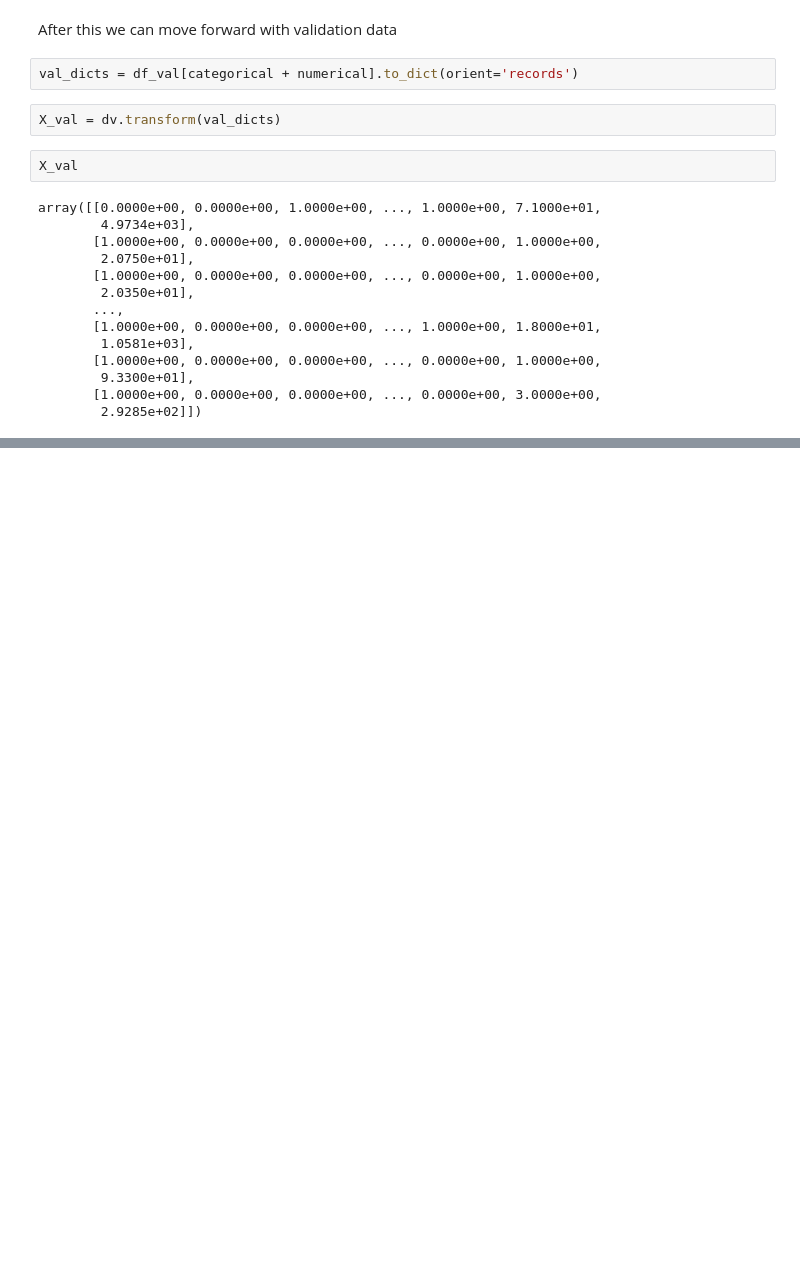
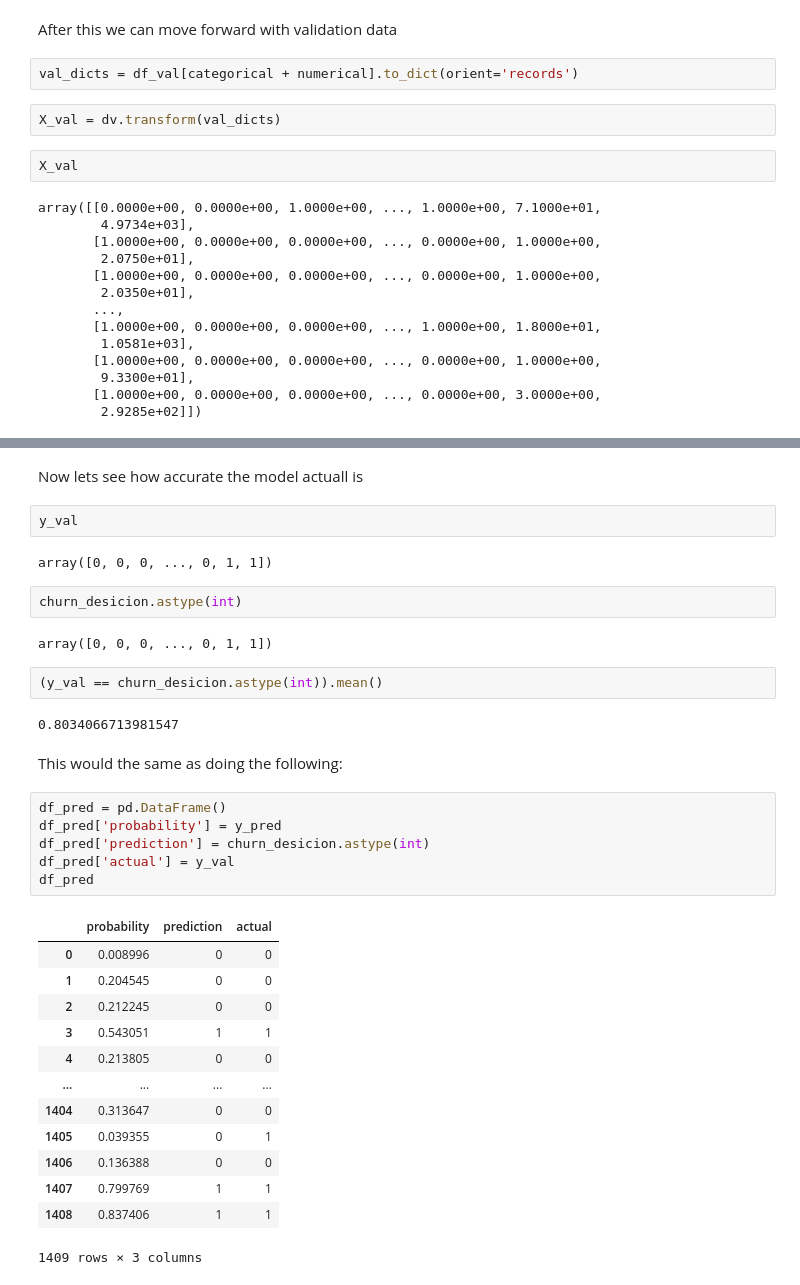
Before and after one commit to juangrau/DTC-ML-course, a Jupyter notebook: mod_3/classification.ipynb, the cells around one changed output, grey strips where cells are left out. Saved outputs shown, nothing was run; the diff lists cells and outputs as text; blank space fills up the shorter version.

```diff
--- a/mod_3/classification.ipynb
+++ b/mod_3/classification.ipynb
@@ -788,0 +927,36 @@ array([[0.0000e+00, 0.0000e+00, 1.0000e+00, ..., 1.0000e+00, 7.1000e+01,
+# %% [markdown]
+Now lets see how accurate the model actuall is
+# %%
+y_val
+# %% [output]
+array([0, 0, 0, ..., 0, 1, 1])
+# %%
+churn_desicion.astype(int)
+# %% [output]
+array([0, 0, 0, ..., 0, 1, 1])
+# %%
+(y_val == churn_desicion.astype(int)).mean()
+# %% [output]
+0.8034066713981547
+# %% [markdown]
+This would the same as doing the following:
+# %%
+df_pred = pd.DataFrame()
+df_pred['probability'] = y_pred
+df_pred['prediction'] = churn_desicion.astype(int)
+df_pred['actual'] = y_val
+df_pred
+# %% [output]
+|  | probability | prediction | actual |
+| 0 | 0.008996 | 0 | 0 |
+| 1 | 0.204545 | 0 | 0 |
+| 2 | 0.212245 | 0 | 0 |
+| 3 | 0.543051 | 1 | 1 |
+| 4 | 0.213805 | 0 | 0 |
+| ... | ... | ... | ... |
+| 1404 | 0.313647 | 0 | 0 |
+| 1405 | 0.039355 | 0 | 1 |
+| 1406 | 0.136388 | 0 | 0 |
+| 1407 | 0.799769 | 1 | 1 |
+| 1408 | 0.837406 | 1 | 1 |
+1409 rows × 3 columns
```
Also changed, not shown: parts of 59 cells of this notebook, 5 other files.
